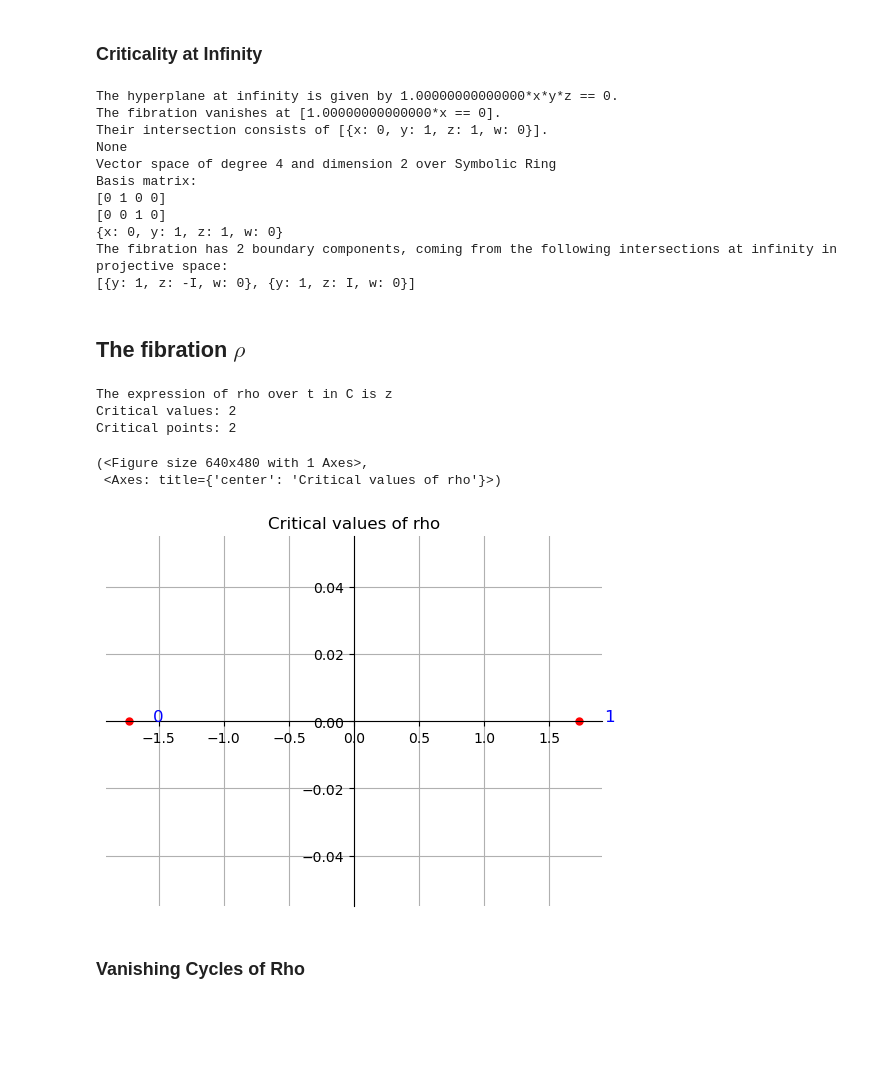
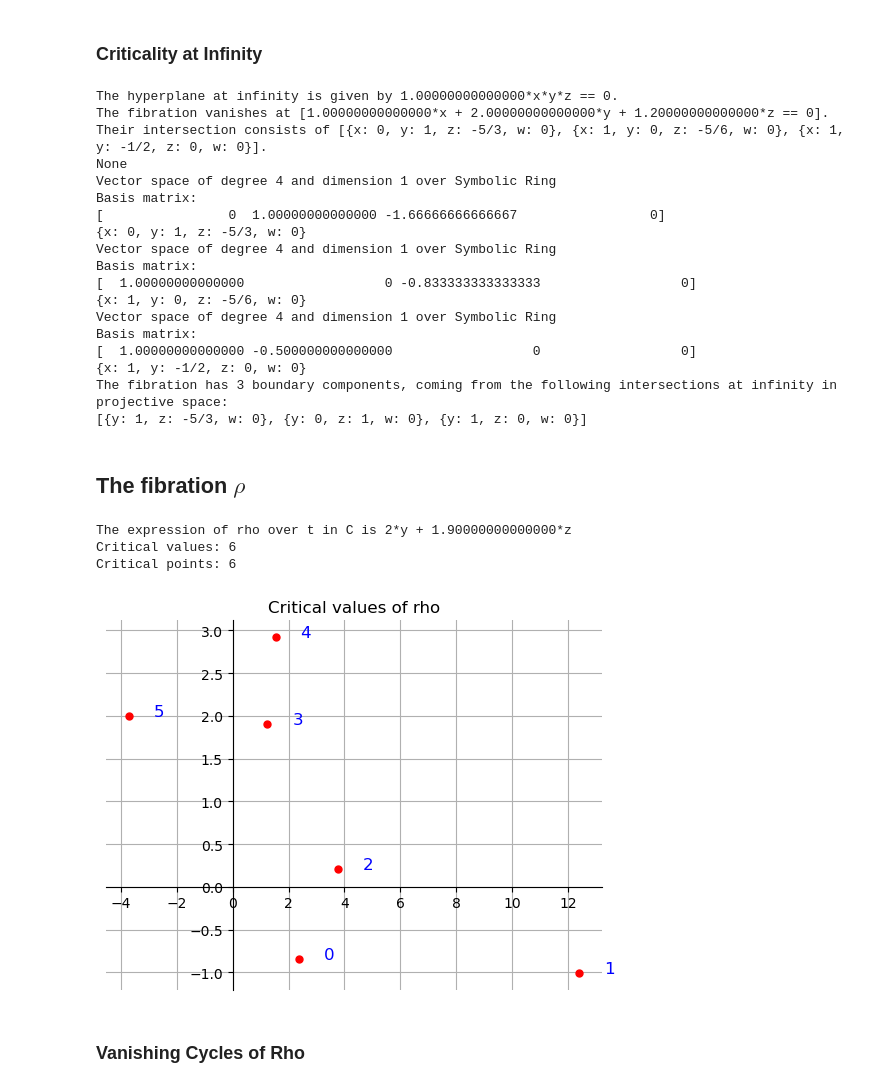
Before and after one commit to ViveLeFrance/Painlev-, a Jupyter notebook: p6.ipynb, the cells around one changed output. Saved outputs shown, nothing was run; the diff lists cells and outputs as text; code cells hidden in the pictures; blank space fills up the shorter version.

```diff
--- a/p6.ipynb
+++ b/p6.ipynb
@@ -16,6 +16,6 @@ s3 = a3*a4 + a1*a2
 s4 = a1*a2*a3*a4 + a1^2 + a2^2 + a3^2 + a4^2 - 4
 
 X = x*y*z + x^2 + y^2 + z^2 -s1*x -s2*y -s3*z + s4
-X = X.subs(a1==0, a2==0, a3==3, a4==0) # Choosing a to have at most one nonzero entry, this becomes T_2_2_2.
+X = X.subs(a1==1, a2==1, a3==1, a4==-1) # Choosing a to have at most one nonzero entry, this becomes T_2_2_2.
 print(f'X is defined by {X} == 0.')
 # %% [output]
@@ -42,12 +44,12 @@ pi = alpha*x + beta*y + gamma*z
 
 pi = pi.subs({
     alpha: 1,
-    beta: 0,
-    gamma: 0
+    beta: 2,
+    gamma: 1.2
 })
 
 pi = LefschetzFibration([x,y,z], X, pi)
-origin_fibre = 0
+origin_fibre = I+2.5
 solvefor=x
 
 t = var('t', domain=CC)
@@ -85,16 +85,23 @@ print(f'The fibration has {len(fibre_boundary)} boundary components, coming from
 print(fibre_boundary)
 # %% [output]
 The hyperplane at infinity is given by 1.00000000000000*x*y*z == 0.
-The fibration vanishes at [1.00000000000000*x == 0].
-Their intersection consists of [{x: 0, y: 1, z: 1, w: 0}].
+The fibration vanishes at [1.00000000000000*x + 2.00000000000000*y + 1.20000000000000*z == 0].
+Their intersection consists of [{x: 0, y: 1, z: -5/3, w: 0}, {x: 1, y: 0, z: -5/6, w: 0}, {x: 1, y: -1/2, z: 0, w: 0}].
 None
-Vector space of degree 4 and dimension 2 over Symbolic Ring
+Vector space of degree 4 and dimension 1 over Symbolic Ring
 Basis matrix:
-[0 1 0 0]
-[0 0 1 0]
-{x: 0, y: 1, z: 1, w: 0}
-The fibration has 2 boundary components, coming from the following intersections at infinity in projective space:
-[{y: 1, z: -I, w: 0}, {y: 1, z: I, w: 0}]
+[                0  1.00000000000000 -1.66666666666667                 0]
+{x: 0, y: 1, z: -5/3, w: 0}
+Vector space of degree 4 and dimension 1 over Symbolic Ring
+Basis matrix:
+[  1.00000000000000                  0 -0.833333333333333                  0]
+{x: 1, y: 0, z: -5/6, w: 0}
+Vector space of degree 4 and dimension 1 over Symbolic Ring
+Basis matrix:
+[  1.00000000000000 -0.500000000000000                  0                  0]
+{x: 1, y: -1/2, z: 0, w: 0}
+The fibration has 3 boundary components, coming from the following intersections at infinity in projective space:
+[{y: 1, z: -5/3, w: 0}, {y: 0, z: 1, w: 0}, {y: 1, z: 0, w: 0}]
 # %% [markdown]
 ## The fibration $\rho$
 # %%
@@ -105,45 +112,43 @@ rho = ar*y + br*z
 
 # rho = rho.subs({ar: 3*e^(2*Pi*I*-0.05).n(), br: 8*e^(2*I*Pi*0.08).n()})
 
-rho = rho.subs({ar: 0, br: 1})
+rho = rho.subs({ar: 2, br: 1.9})
 origin_fibre_rho = 0
 
 rho_t = rho.subs(solvefor == t_fibre)
 rho_0 = rho_t.subs(t==origin_fibre)
 
 rho = LefschetzFibration([y,z], t_fibre.subs(t==origin_fibre), rho_0)
 
 crit_points_rho = rho.get_critical_points()
 crit_values_rho = sort_by_angle(rho.get_critical_values())
 
 # Somehow crit values is bugging out
 
 # a = var('a', domain=CC)
 # constraints = [rho.domain==0]
 # gradient_constraints = [rho.domain.diff(variable) == a*rho.fibration.diff(variable) for variable in rho.variables]
 # a_solved = solve(gradient_constraints[0], a)[0]
 # b = gradient_constraints[0]
 # gradient_constraints = [constraint.lhs() - constraint.rhs().subs(a_solved) ==0 for constraint in gradient_constraints[1:]]
 # constraints.extend(gradient_constraints)
 # print(constraints)
 
 # crit_points_rho = solve(constraints, rho.variables)
 # crit_points_rho = [[expression.lhs() == expression.rhs().n() for expression in solution] for solution in crit_points_rho]
 # crit_values_rho = sort_by_angle([rho(cpoint) for cpoint in crit_points_rho])
 
 # print(crit_points_rho)
 
 print(f'The expression of rho over t in C is {rho_t}')
 print(f'Critical values: {len(crit_values_rho)}')
 print(f'Critical points: {len(crit_points_rho)}')
 plot_points_ordered(crit_values_rho, origin_fibre=origin_fibre_rho, title="Critical values of rho")
 # %% [output]
-The expression of rho over t in C is z
-Critical values: 2
-Critical points: 2
+The expression of rho over t in C is 2*y + 1.90000000000000*z
+Critical values: 6
+Critical points: 6
-(<Figure size 640x480 with 1 Axes>,
- <Axes: title={'center': 'Critical values of rho'}>)
-[figure, old version]
+[figure, new version]
 # %% [markdown]
 ### Vanishing Cycles of Rho
 # %% [markdown]
```
Also changed, not shown: parts of 6 cells of this notebook, 12 other files.
